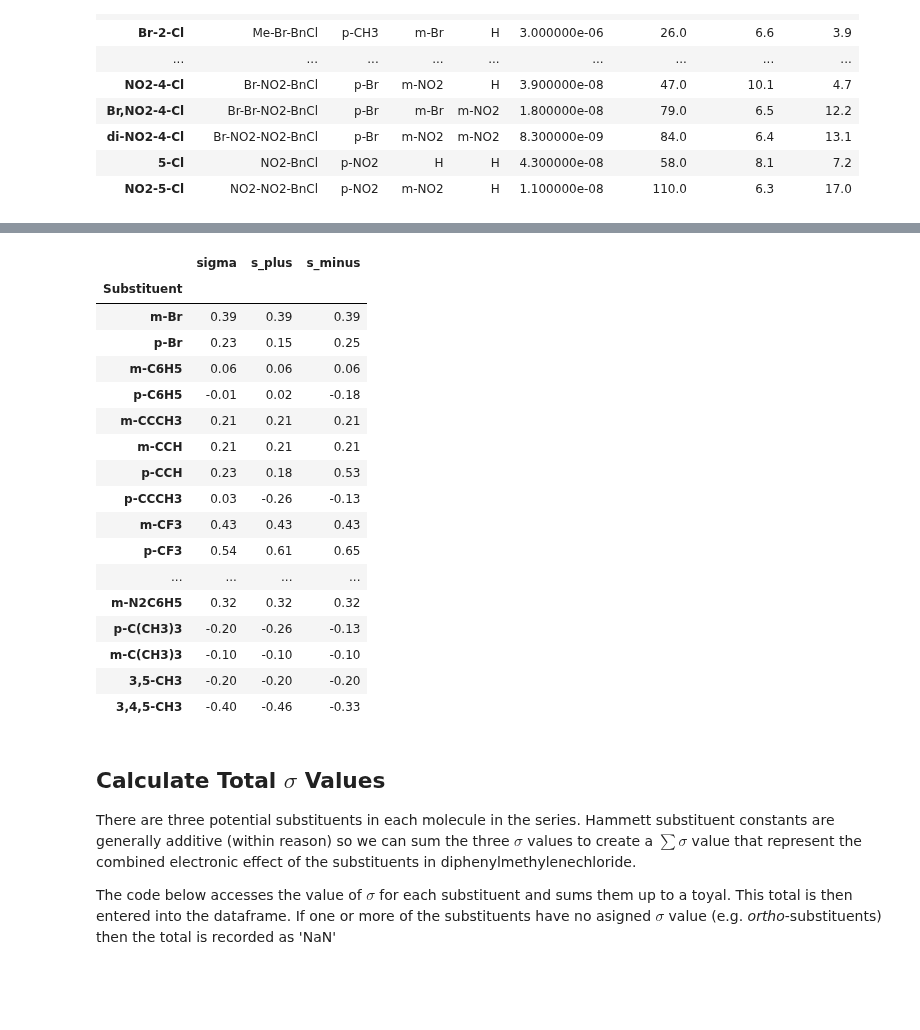
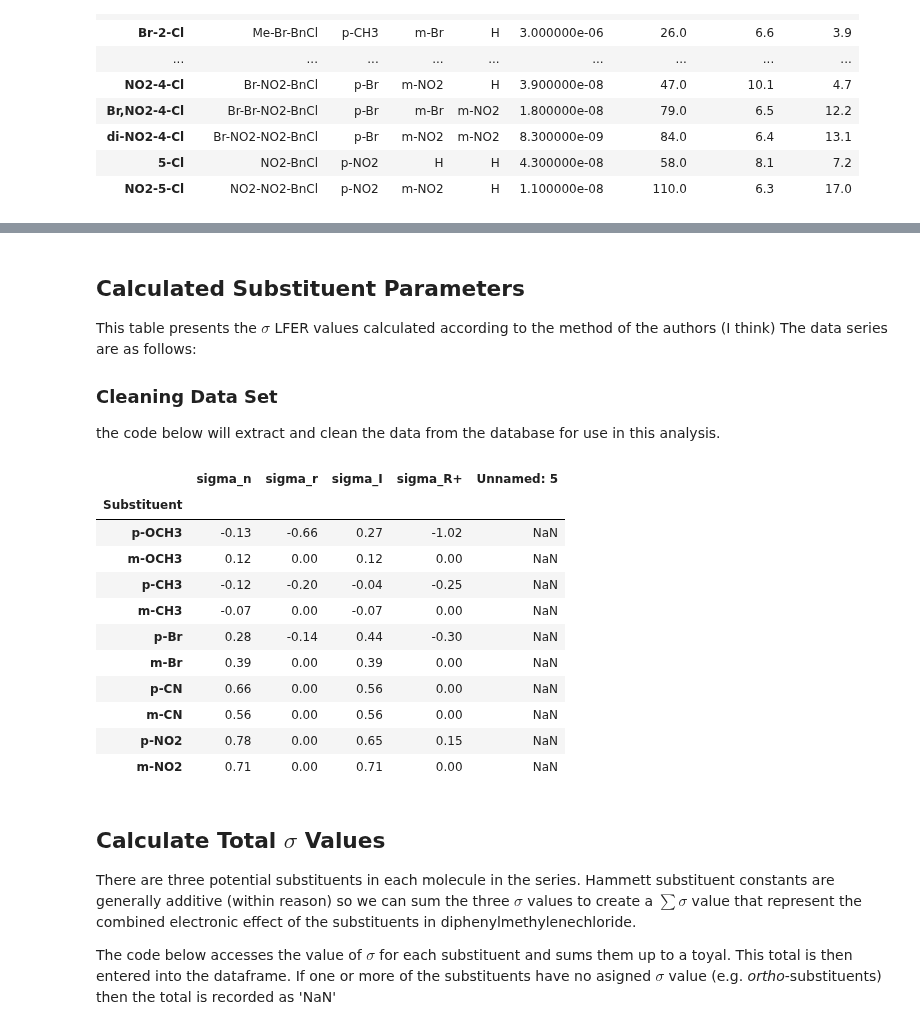
Before and after one commit to blinkletter/4410PythonNotebooks, a Jupyter notebook: Explorations/E1_benzylchloride_Paper.ipynb, the cells around one changed output, grey strips where cells are left out. Saved outputs shown, nothing was run; the diff lists cells and outputs as text; code cells hidden in the pictures; blank space fills up the shorter version.

```diff
--- a/Explorations/E1_benzylchloride_Paper.ipynb
+++ b/Explorations/E1_benzylchloride_Paper.ipynb
@@ -82,70 +60,44 @@ the code below will extract and clean the data from the database for use in  thi
+# %% [markdown]
+## Calculated Substituent Parameters
+This table presents the $\sigma$ LFER values calculated according to the method of the authors (I think)
+ The data series are as follows:
+### Cleaning Data Set
+
+the code below will extract and clean the data from the database for use in  this analysis.
 # %%
 import pandas as pd
 import numpy as np
 import matplotlib.pyplot as plt
 import scipy.stats as stats
 
 pd.set_option("display.max_rows", None, "display.max_columns", None)
 
-#################################################################
-### a function to fill in sigma for empty spaces in s+ and s-
-#################################################################
-
-def fill_sigma(df):
-    for z in df.index:
-        if np.isnan(df.loc[z,"s_plus"]):
-            df.loc[z,"s_plus"] = df.loc[z,"sigma"]
-        if np.isnan(df["s_minus"][z]):
-            df.loc[z,"s_minus"] = df.loc[z,"sigma"]
-    return(df)
-
 ################################################################################
 ### Read data set. The fields are separated by commas; comments are enabled
 ################################################################################
 
-df2 = pd.read_csv(github_location_LFER_tables + "LFER_HanschLeoTaft.csv",
-#df2 = pd.read_csv(github_location_LFER_tables + "LFER_Williams.csv",
+df2 = pd.read_csv(github_location + "Calculated_sigmas.csv",
                  delimiter = ",",
                  skipinitialspace=True,
                  index_col="Substituent",
                  comment = "#")
 #display(df2)
 
-########################################################
-### Fill across sigma values and select substituents
-########################################################
 
-df2=fill_sigma(df2)
-#display(df2)
-
-###############################
-### Remove unneeded columns
-###############################
-
-df2.drop(labels = ["TABLE V", "TABLE I"], axis = 1, inplace = True)    #Trim "LFER_HanschLeoTaft.csv" data
-#df2.drop(labels = ["Page"], axis = 1, inplace = True)                   #Trim "LFER_Williams.csv"" data
-
-#df2.sort_values(by=['sigma'], inplace=True)
 display(df2)
 # %% [output]
-|  | sigma | s_plus | s_minus |
-| Substituent |  |  |  |
-| m-Br | 0.39 | 0.39 | 0.39 |
-| p-Br | 0.23 | 0.15 | 0.25 |
-| m-C6H5 | 0.06 | 0.06 | 0.06 |
-| p-C6H5 | -0.01 | 0.02 | -0.18 |
-| m-CCCH3 | 0.21 | 0.21 | 0.21 |
-| m-CCH | 0.21 | 0.21 | 0.21 |
-| p-CCH | 0.23 | 0.18 | 0.53 |
-| p-CCCH3 | 0.03 | -0.26 | -0.13 |
-| m-CF3 | 0.43 | 0.43 | 0.43 |
-| p-CF3 | 0.54 | 0.61 | 0.65 |
-| ... | ... | ... | ... |
-| m-N2C6H5 | 0.32 | 0.32 | 0.32 |
-| p-C(CH3)3 | -0.20 | -0.26 | -0.13 |
-| m-C(CH3)3 | -0.10 | -0.10 | -0.10 |
-| 3,5-CH3 | -0.20 | -0.20 | -0.20 |
-| 3,4,5-CH3 | -0.40 | -0.46 | -0.33 |
+|  | sigma_n | sigma_r | sigma_I | sigma_R+ | Unnamed: 5 |
+| Substituent |  |  |  |  |  |
+| p-OCH3 | -0.13 | -0.66 | 0.27 | -1.02 | NaN |
+| m-OCH3 | 0.12 | 0.00 | 0.12 | 0.00 | NaN |
+| p-CH3 | -0.12 | -0.20 | -0.04 | -0.25 | NaN |
+| m-CH3 | -0.07 | 0.00 | -0.07 | 0.00 | NaN |
+| p-Br | 0.28 | -0.14 | 0.44 | -0.30 | NaN |
+| m-Br | 0.39 | 0.00 | 0.39 | 0.00 | NaN |
+| p-CN | 0.66 | 0.00 | 0.56 | 0.00 | NaN |
+| m-CN | 0.56 | 0.00 | 0.56 | 0.00 | NaN |
+| p-NO2 | 0.78 | 0.00 | 0.65 | 0.15 | NaN |
+| m-NO2 | 0.71 | 0.00 | 0.71 | 0.00 | NaN |
 # %% [markdown]
 ## Calculate Total $\sigma$ Values
 
```
Also changed, not shown: parts of 1 cell of this notebook, 1 other file.
